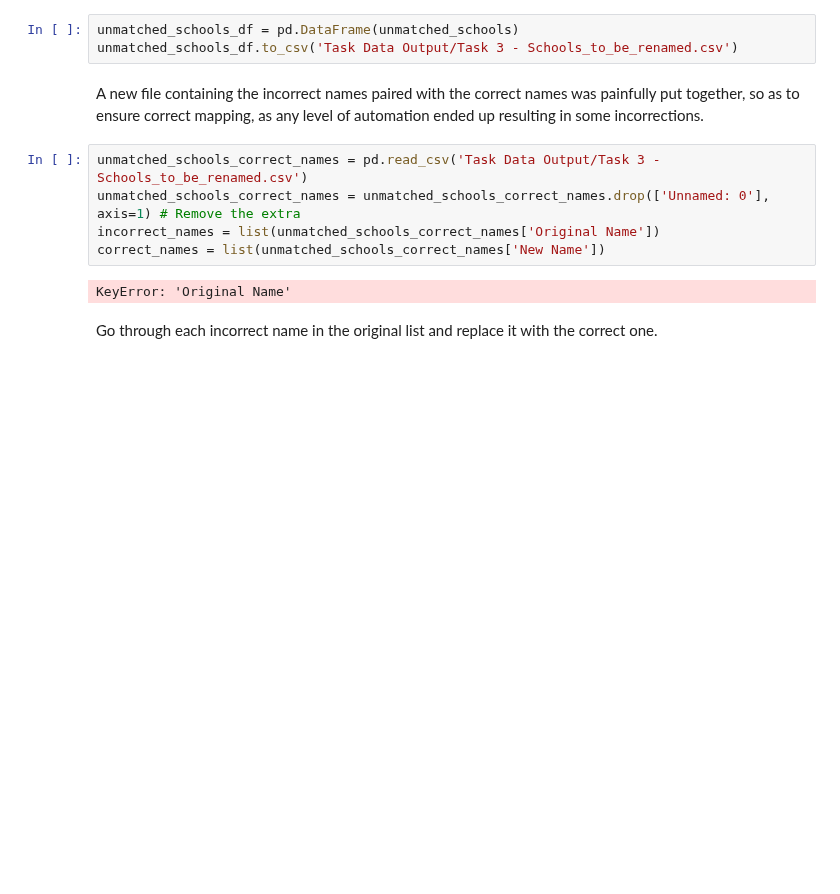
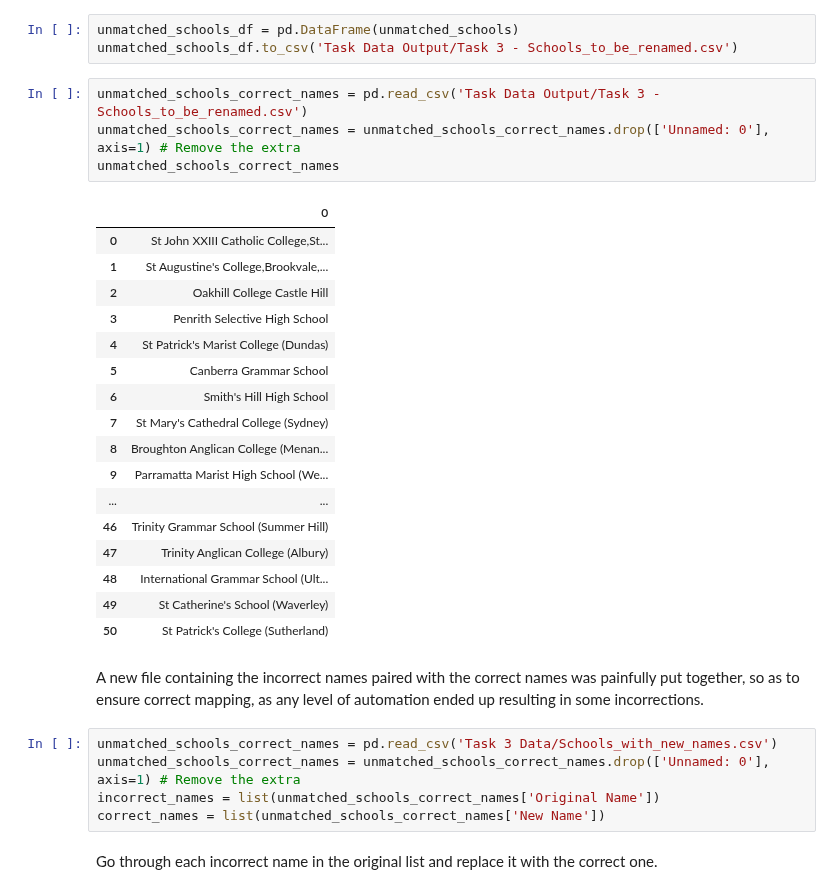
Before and after one commit to MichelangeloNardi/DATA2901--2024S1, a Jupyter notebook: Data Validation_JL.ipynb, the cells around one changed output. Saved outputs shown, nothing was run; the diff lists cells and outputs as text; blank space fills up the shorter version.

Commit message:
update green code and school code

```diff
--- a/Data Validation_JL.ipynb
+++ b/Data Validation_JL.ipynb
@@ -1404,15 +1500,35 @@ len(matched_schools), len(unmatched_schools)
 # %%
 unmatched_schools_df = pd.DataFrame(unmatched_schools)
 unmatched_schools_df.to_csv('Task Data Output/Task 3 - Schools_to_be_renamed.csv')
+# %%
+unmatched_schools_correct_names = pd.read_csv('Task Data Output/Task 3 - Schools_to_be_renamed.csv')
+unmatched_schools_correct_names = unmatched_schools_correct_names.drop(['Unnamed: 0'], axis=1) # Remove the extra
+unmatched_schools_correct_names
+# %% [output]
+|  | 0 |
+| 0 | St John XXIII Catholic College,St... |
+| 1 | St Augustine's College,Brookvale,... |
+| 2 | Oakhill College Castle Hill |
+| 3 | Penrith Selective High School |
+| 4 | St Patrick's Marist College (Dundas) |
+| 5 | Canberra Grammar School |
+| 6 | Smith's Hill High School |
+| 7 | St Mary's Cathedral College (Sydney) |
+| 8 | Broughton Anglican College (Menan... |
+| 9 | Parramatta Marist High School (We... |
+| ... | ... |
+| 46 | Trinity Grammar School (Summer Hill) |
+| 47 | Trinity Anglican College (Albury) |
+| 48 | International Grammar School (Ult... |
+| 49 | St Catherine's School (Waverley) |
+| 50 | St Patrick's College (Sutherland) |
 # %% [markdown]
 A new file containing the incorrect names paired with the correct names was painfully put together, so as to ensure correct mapping, as any level of automation ended up resulting in some incorrections.
 # %%
-unmatched_schools_correct_names = pd.read_csv('Task Data Output/Task 3 - Schools_to_be_renamed.csv')
+unmatched_schools_correct_names = pd.read_csv('Task 3 Data/Schools_with_new_names.csv')
 unmatched_schools_correct_names = unmatched_schools_correct_names.drop(['Unnamed: 0'], axis=1) # Remove the extra
 incorrect_names = list(unmatched_schools_correct_names['Original Name'])
 correct_names = list(unmatched_schools_correct_names['New Name'])
-# %% [output]
-KeyError: 'Original Name'
 # %% [markdown]
 Go through each incorrect name in the original list and replace it with the correct one.
 # %%
```
Also changed, not shown: parts of 28 cells of this notebook, 17 other files.
